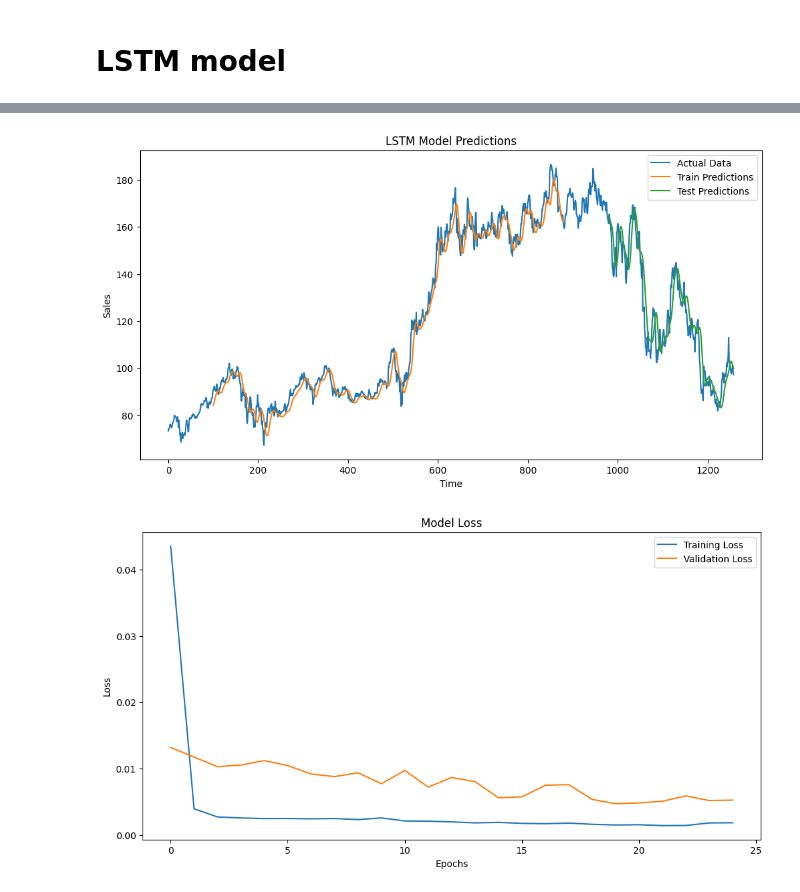
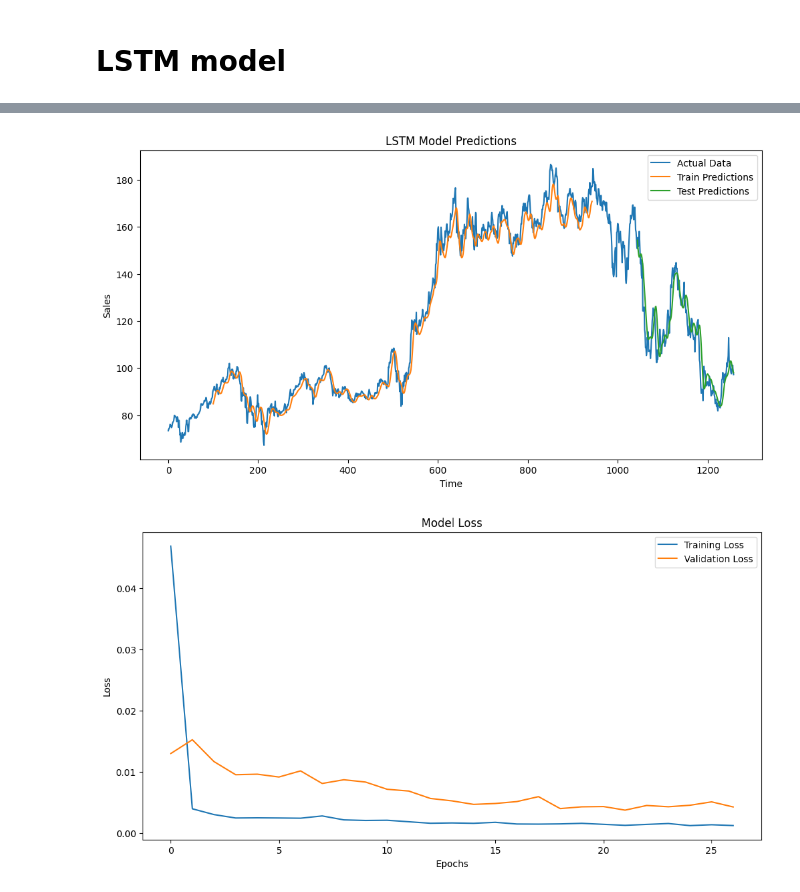
Before and after one commit to Faraz291/time_series, a Jupyter notebook: time_series.amzn.ipynb, the cells around one changed output, grey strips where cells are left out. Cells and saved outputs as stored; diff of their text form; code cells hidden in the pictures.

```diff
--- a/time_series.amzn.ipynb
+++ b/time_series.amzn.ipynb
@@ -398,7 +411,7 @@ scaler = MinMaxScaler(feature_range=(0, 1))
 amzn_scaled = scaler.fit_transform(amzn[['Close']])
 
 # Split the data into training and testing sets
-train_size = int(len(amzn_scaled) * 0.7)  # 70% for training
+train_size = int(len(amzn_scaled) * 0.75)  # 75% for training
 test_size = len(amzn_scaled) - train_size
 train_data, test_data = amzn_scaled[:train_size], amzn_scaled[train_size:]
 
@@ -486,5 +499,5 @@ Epoch 25/100
-[figure, old version]
+[figure, new version]
-[figure, old version]
+[figure, new version]
 # %%
 # Prepare the data for forecasting
 forecast_steps = 180
```
Also changed, not shown: parts of 12 cells of this notebook, 1 other file.
